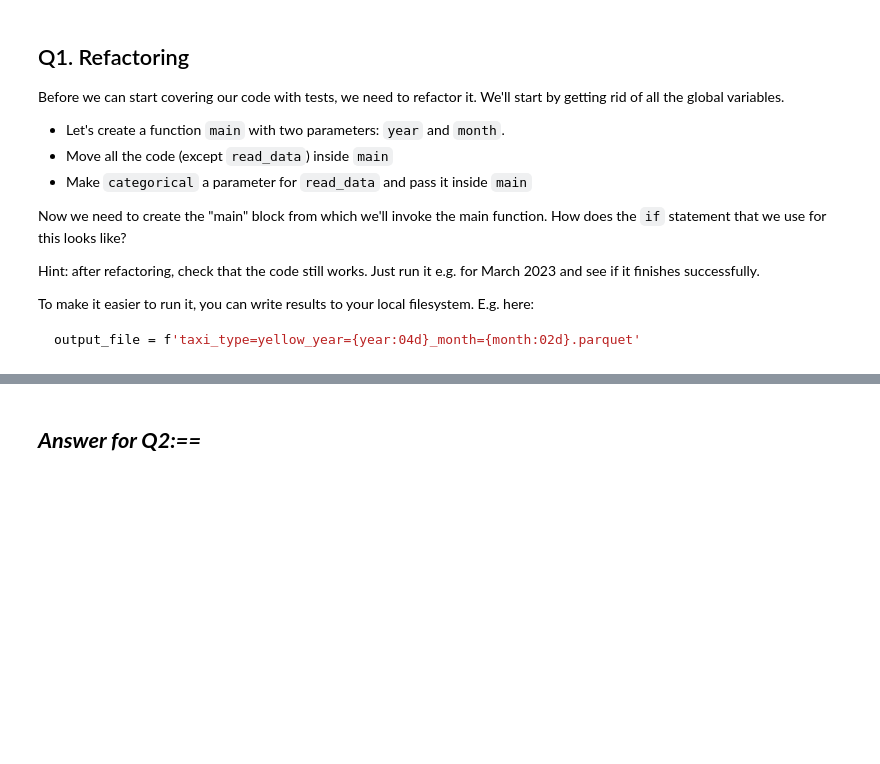
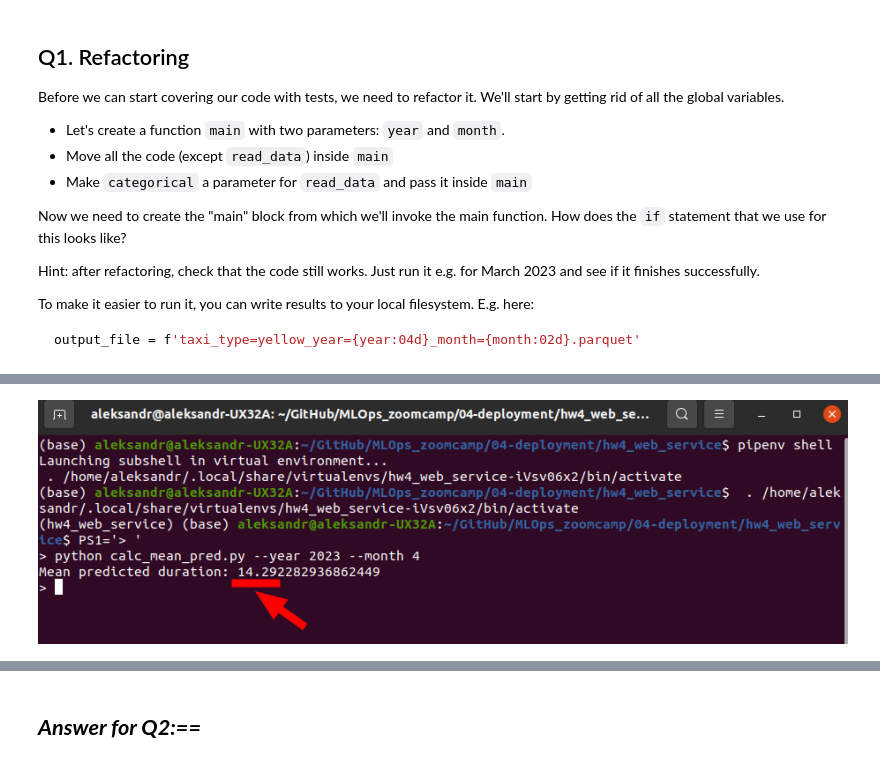
Before and after one commit to alex-sokolov2011/MLOps_zoomcamp, a Jupyter notebook: 06-best-practices/hw06.ipynb, the cells around one changed output, grey strips where cells are left out. Drawn from its saved outputs; the diff is of its cells as text; code cells hidden in the pictures; blank space fills up the shorter version.

```diff
--- a/06-best-practices/hw06.ipynb
+++ b/06-best-practices/hw06.ipynb
@@ -34,0 +114,5 @@ output_file = f'taxi_type=yellow_year={year:04d}_month={month:02d}.parquet'
+# %%
+# check answer with answer in hw4 Q5
+Image(filename='../04-deployment/screenshots/screenshot_Q5_hw4.png')
+# %% [output]
+[figure, added]
```
Also changed, not shown: parts of 6 cells of this notebook, 2 other files.
